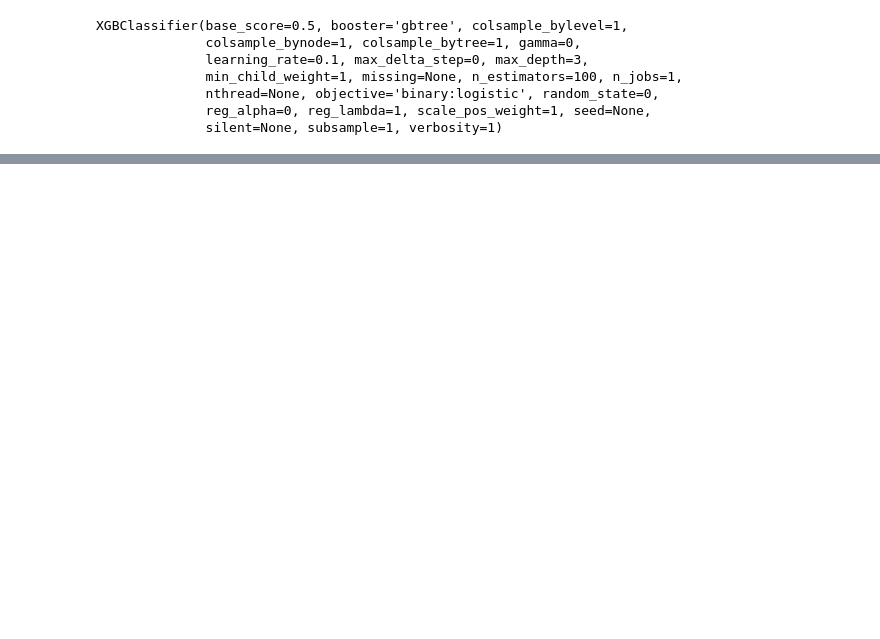
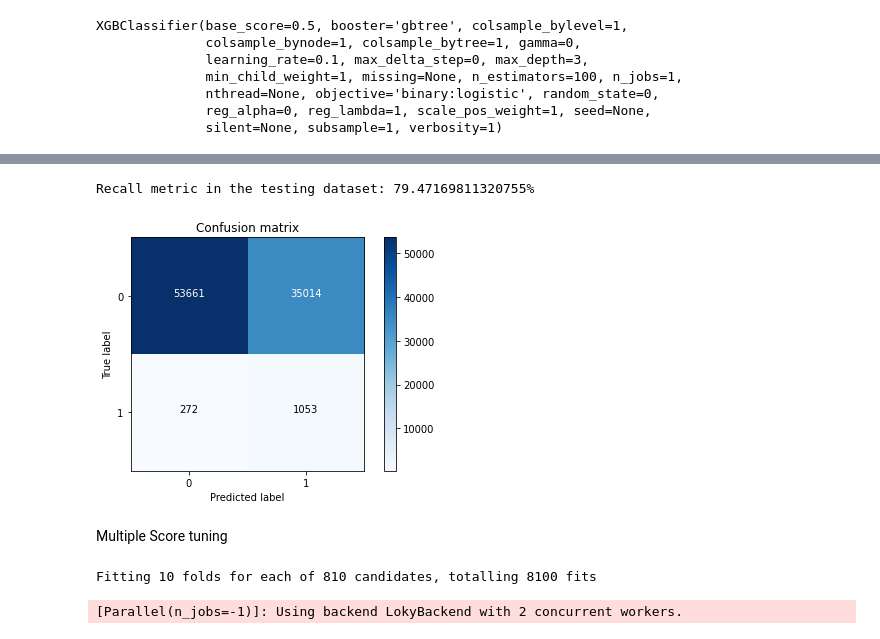
Before and after one commit to paramjeetsharma/Machine_Learning, a Jupyter notebook: Credit_Upselling_CC_Data.ipynb, the cells around one changed output, grey strips where cells are left out. Saved outputs shown, nothing was run; the diff lists cells and outputs as text; code cells hidden in the pictures; blank space fills up the shorter version.

```diff
--- a/Credit_Upselling_CC_Data.ipynb
+++ b/Credit_Upselling_CC_Data.ipynb
@@ -753,0 +771,12 @@ Recall metric in the testing dataset: 71.20115774240232%
+# %%
+xgb_Features=['AMB_MON_04','DC_ACTIVE_WOE','N_CASA_MAX_BALANCE_MTD','N_CASA_MIN_BALANCE_MTD','CHANNEL_CLICK_DISP_WOE','GENDER_WOE','SCRUB_EMI','ACT_TYPE_WOE','TOP9_CITY_WOE','TOP14_CITY_WOE','CC_ACTIVE_WOE','CARD_HOBBY_MON_01_WOE','FINANCE_MON_01_WOE',
+'TPT_CC_CATEGORY_MON_01_WOE','COC_ELIGIBLE']
+# %%
+
+X_trainXGB,X_testXGB,y_trainXGB,y_testXGB=train_test_split(Df_Model[xgb_Features],df['TARGET'],test_size=.3)
+X_trainXGB_res, y_trainXGB_res = sm.fit_sample(X_trainXGB, y_trainXGB.ravel())
+print('After OverSampling, the shape of train_X: {}'.format(X_trainXGB_res.shape))
+print('After OverSampling, the shape of train_y: {} \n'.format(y_trainXGB_res.shape))
+
+print("After OverSampling, counts of label '1': {}".format(sum(y_trainXGB_res==1)))
+print("After OverSampling, counts of label '0': {}".format(sum(y_trainXGB_res==0)))
@@ -753,0 +789,7 @@ Recall metric in the testing dataset: 71.20115774240232%
+# %%
+Xgbmodel = xgb.XGBClassifier()
+X_train_resXGB=pd.DataFrame(X_trainXGB_res)
+X_train_resXGB.columns=X_trainXGB.columns
+#y_trainRFM_resXGB=pd.DataFrame(y_trainRFM_res)
+#y_trainRFM_resXGB=y_trainRFM.columns
+Xgbmodel.fit(X_train_resXGB, y_trainXGB_res.ravel())
@@ -753,0 +804,12 @@ Recall metric in the testing dataset: 71.20115774240232%
+# %%
+cnf_matrix = confusion_matrix(y_testXGB, Xgbmodel.predict(X_testXGB))
+
+print("Recall metric in the testing dataset: {}%".format(100*cnf_matrix[1,1]/(cnf_matrix[1,0]+cnf_matrix[1,1])))
+# Plot non-normalized confusion matrix
+class_names = [0,1]
+plt.figure()
+plot_confusion_matrix(cnf_matrix , classes=class_names, title='Confusion matrix')
+plt.show()
+# %% [output]
+Recall metric in the testing dataset: 79.47169811320755%
+[figure, added]
@@ -753,0 +850,7 @@ Recall metric in the testing dataset: 71.20115774240232%
+# %% [markdown]
+Multiple Score tuning
+# %%
+grid_search.fit(X_train_resXGB, y_trainXGB_res.ravel())
+# %% [output]
+Fitting 10 folds for each of 810 candidates, totalling 8100 fits
+[Parallel(n_jobs=-1)]: Using backend LokyBackend with 2 concurrent workers.
```
Also changed, not shown: parts of 32 cells of this notebook.
